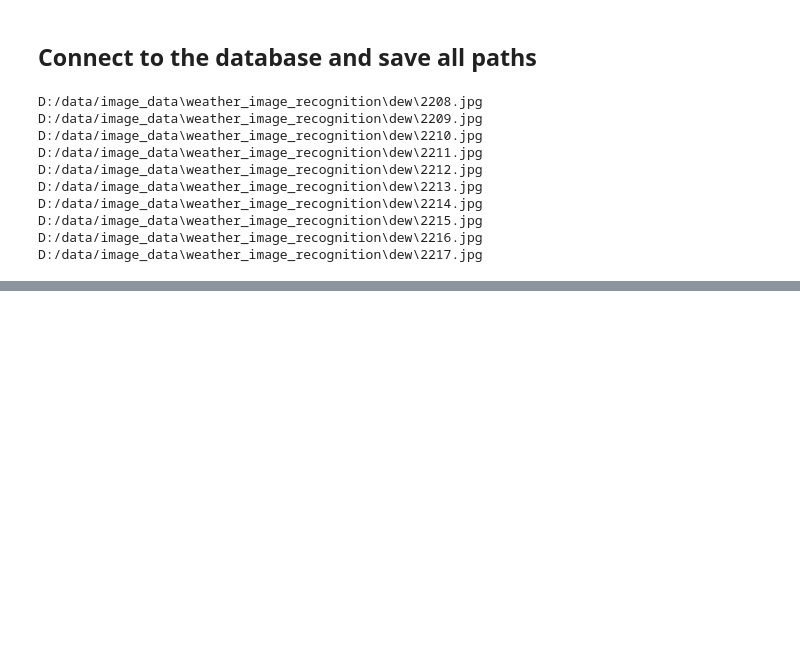
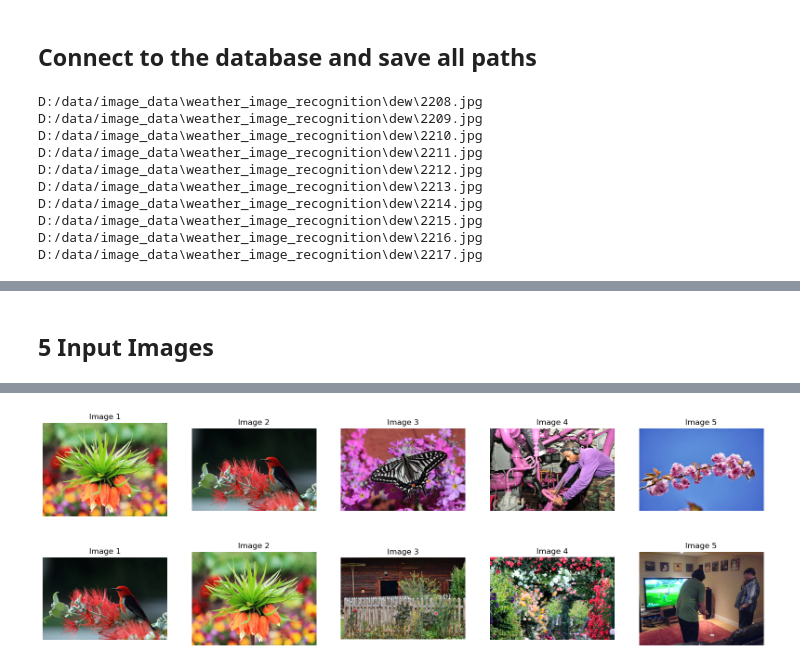
Before and after one commit to lucasthierry17/FindPicture, a Jupyter notebook: combined_histo_embedding.ipynb, the cells around one changed output, grey strips where cells are left out. Cells and saved outputs as stored; diff of their text form; code cells hidden in the pictures; blank space fills up the shorter version.

Commit message:
Adding 5-Input Image Feature

```diff
--- a/combined_histo_embedding.ipynb
+++ b/combined_histo_embedding.ipynb
@@ -210,3 +198,5 @@ histograms_commented.display_images(input_img_path, similar_images)
 Top 5 histograms Similarities Calculated
 Showing Plot...
 [figure]
+# %% [markdown]
+## 5 Input Images
@@ -212,0 +285,18 @@ Showing Plot...
+# %%
+input_img_paths = ["images/0803.png",
+                   "images/0853.png",
+                   "images/0882.png",
+                   "images/0888.png",
+                   "images/0898.png"]
+
+similar_images = find_similar_images(input_img_paths, model, embeddings, database_image_paths, histograms, top_n_embeddings=1000, top_n_histograms=5)
+
+# Display input images
+display_images_from_paths(input_img_paths)
+
+# Extract image paths from the similar_images list (which contains tuples of (path, similarity))
+similar_image_paths = [img[0] for img in similar_images]
+
+# Display similar images
+display_images_from_paths(similar_image_paths)
+# %% [output]
@@ -212,0 +310,2 @@ Showing Plot...
+[figure, added]
+[figure, added]
```
Also changed, not shown: parts of 4 cells of this notebook.
